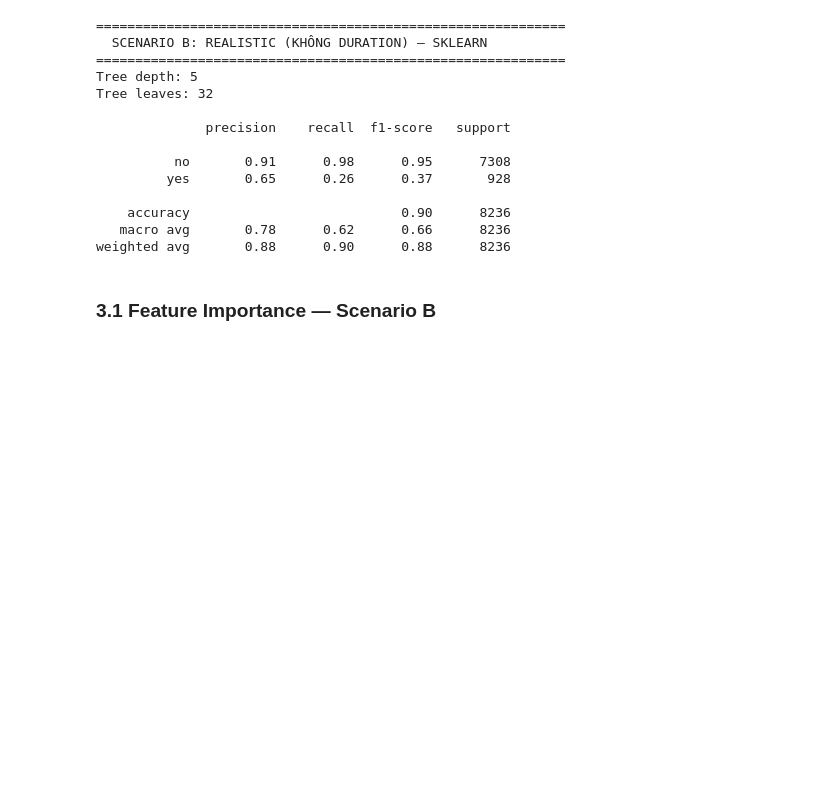
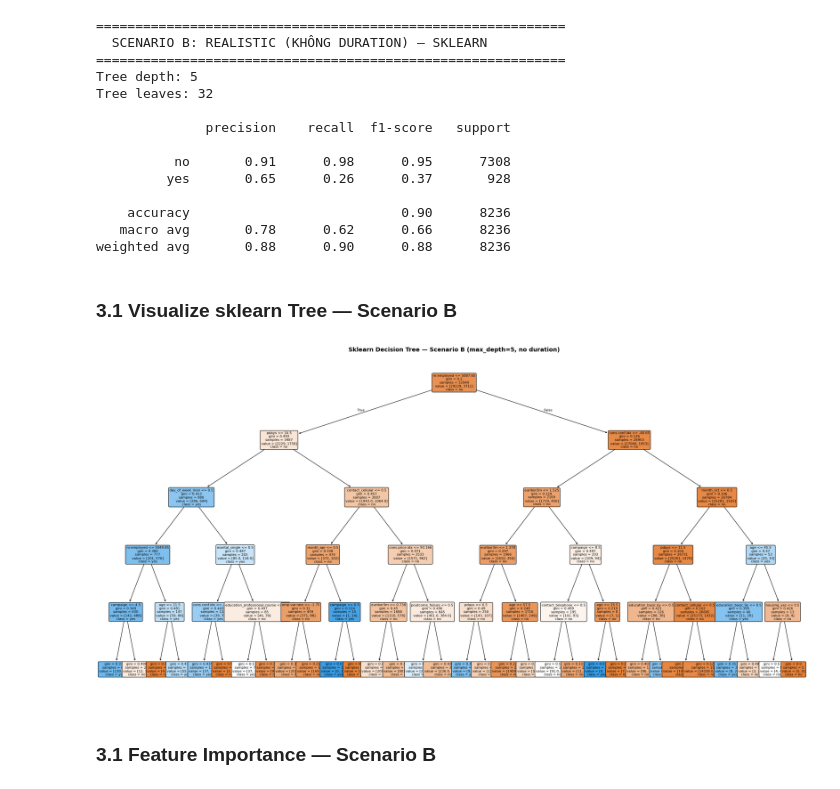
Before and after one commit to thacbaonguyen/data_mining, a Jupyter notebook: notebooks/04_sklearn.ipynb, the cells around one changed output. Drawn from its saved outputs; the diff is of its cells as text; code cells hidden in the pictures; blank space fills up the shorter version.

Commit message:
feat: visualize Sklearn Decision Tree for Scenario B in NB04

```diff
--- a/notebooks/04_sklearn.ipynb
+++ b/notebooks/04_sklearn.ipynb
@@ -137,6 +137,19 @@ Tree leaves: 32
     accuracy                           0.90      8236
    macro avg       0.78      0.62      0.66      8236
 weighted avg       0.88      0.90      0.88      8236
+# %% [markdown]
+### 3.1 Visualize sklearn Tree — Scenario B
+# %%
+fig, ax = plt.subplots(figsize=(24, 12))
+plot_tree(sk_B, feature_names=d_B["feature_names"],
+         class_names=["no", "yes"], filled=True, rounded=True,
+         fontsize=8, ax=ax)
+ax.set_title("Sklearn Decision Tree — Scenario B (max_depth=5, no duration)", fontweight="bold", fontsize=14)
+plt.tight_layout()
+plt.savefig(REPORT_DIR + "/04_sklearn_tree_B.png", dpi=150, bbox_inches="tight")
+plt.show()
+# %% [output]
+[figure, added]
 # %% [markdown]
 ### 3.1 Feature Importance — Scenario B
 # %%
```
Also changed, not shown: 1 other file.
